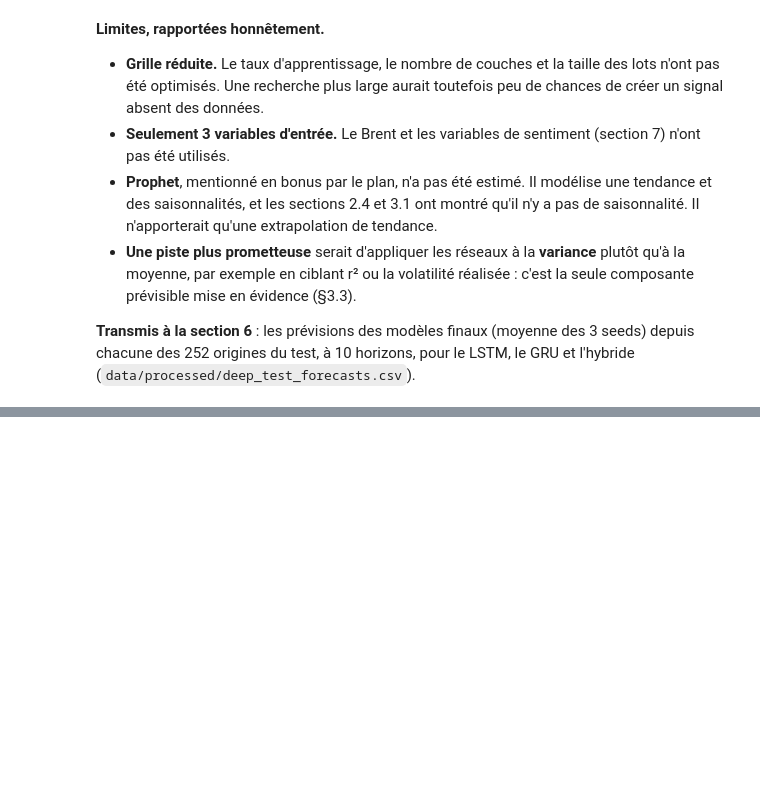
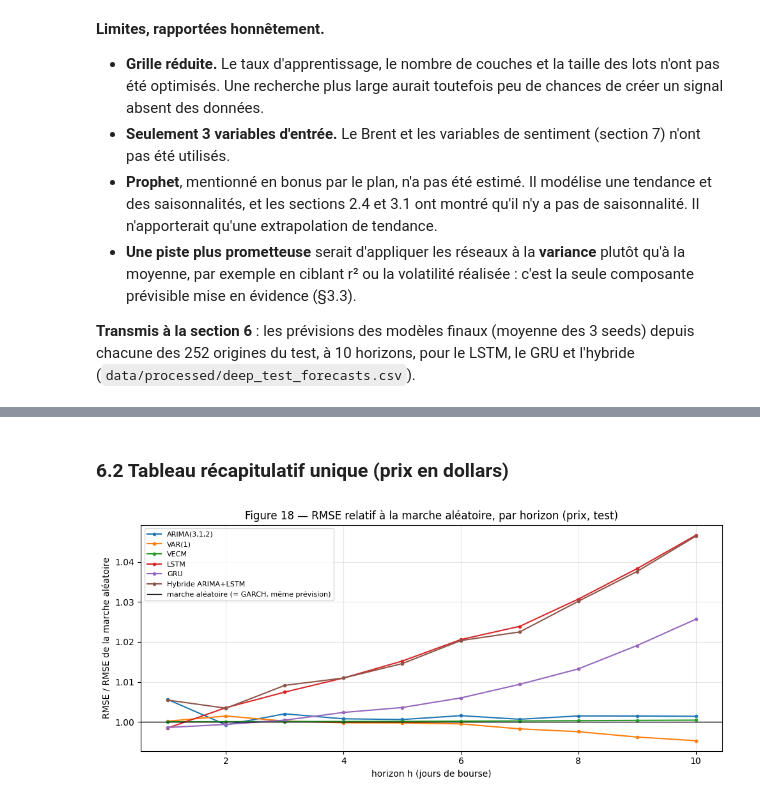
Before and after one commit to aziz28-dev/ts-project, a Jupyter notebook: notebooks/main_python.ipynb, the cells around one changed output, grey strips where cells are left out. Drawn from its saved outputs; the diff is of its cells as text; code cells hidden in the pictures; blank space fills up the shorter version.

```diff
--- a/notebooks/main_python.ipynb
+++ b/notebooks/main_python.ipynb
@@ -2632,0 +2743,27 @@ summary.round(4)
+# %% [markdown]
+### 6.2 Tableau récapitulatif unique (prix en dollars)
+# %%
+metrics = EV.metrics_table(panel, orig, FC)
+save_table(metrics, "tab36_metriques_prix")
+
+# RMSE relatif à la baseline pour chaque horizon : < 1 = meilleur que la marche aléatoire.
+rmse_h = pd.DataFrame({n: [np.sqrt(np.nanmean(e[:, h] ** 2)) for h in range(EV.HORIZON)] for n, e in E.items()},
+                      index=EV.HS)
+rel = rmse_h.div(rmse_h[BASE], axis=0)
+fig, ax = plt.subplots(figsize=(10, 4.5))
+for n in rel.columns:
+    if n in (BASE, "Marche aléatoire + GJR-GARCH-t"):
+        continue
+    ax.plot(rel.index, rel[n], marker="o", ms=3, label=n)
+ax.axhline(1, color="black", lw=1, label="marche aléatoire (= GARCH, même prévision)")
+ax.set_xlabel("horizon h (jours de bourse)")
+ax.set_ylabel("RMSE / RMSE de la marche aléatoire")
+ax.set_title("Figure 18 — RMSE relatif à la marche aléatoire, par horizon (prix, test)")
+ax.grid(alpha=0.3)
+ax.legend(fontsize=8)
+fig.tight_layout()
+save_fig(fig, 18, "rmse_relatif")
+plt.show()
+metrics.round(3)
+# %% [output]
+[figure, added]
```
Also changed, not shown: parts of 22 cells of this notebook, 23 other files.
